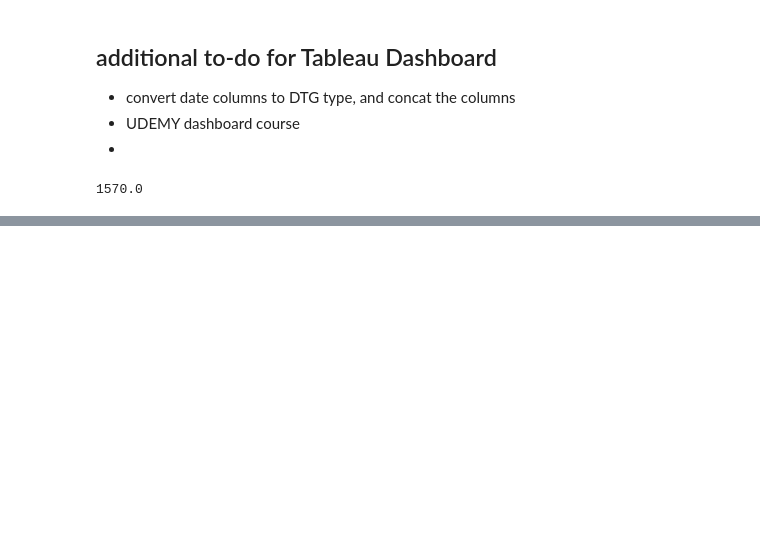
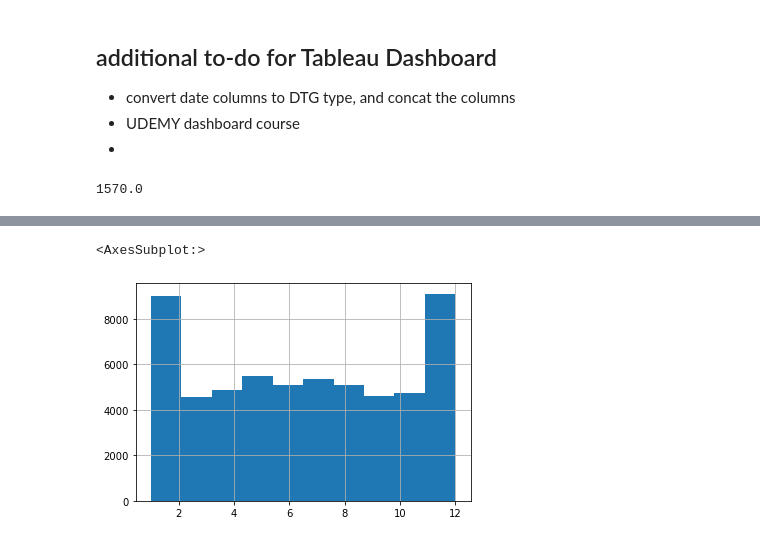
Before and after one commit to Predicting-Terrorism/predicting-terrorism, a Jupyter notebook: fred_lindsey_scratch_folder/acquire.ipynb, the cells around one changed output, grey strips where cells are left out. Drawn from its saved outputs; the diff is of its cells as text; code cells hidden in the pictures; blank space fills up the shorter version.

```diff
--- a/fred_lindsey_scratch_folder/acquire.ipynb
+++ b/fred_lindsey_scratch_folder/acquire.ipynb
@@ -346,0 +380,5 @@ df2.nkill.max()
+# %%
+df2.imonth.hist()
+# %% [output]
+<AxesSubplot:>
+[figure, added]
```
Also changed, not shown: parts of 19 cells of this notebook.
